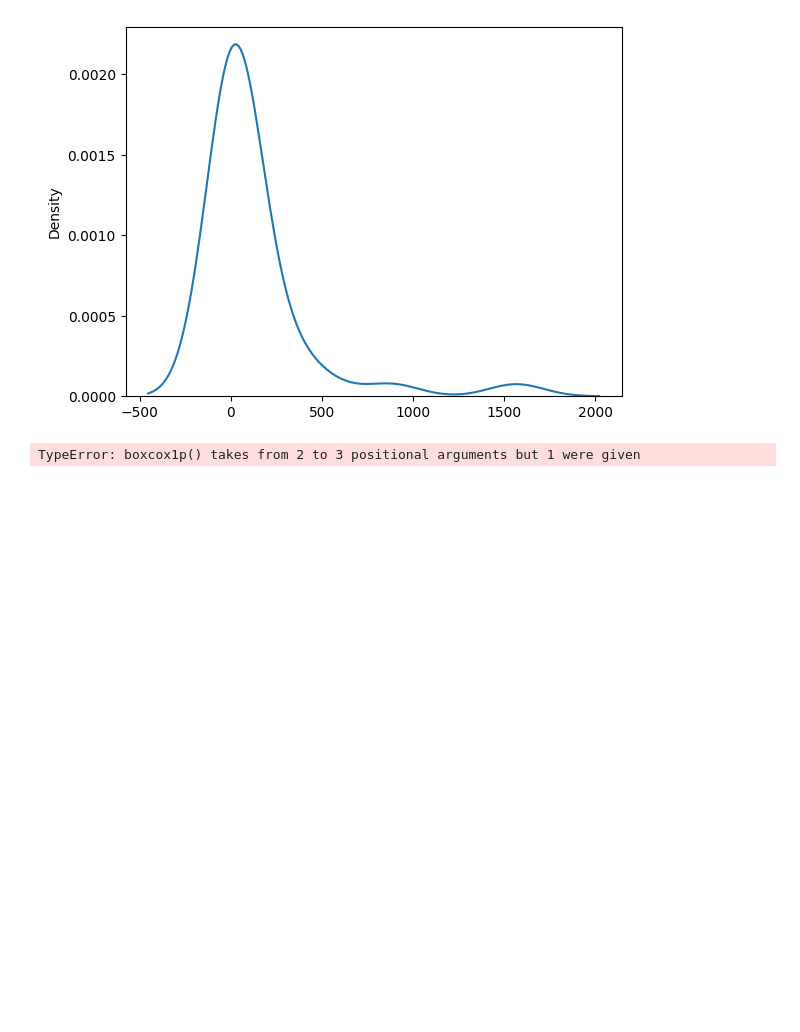
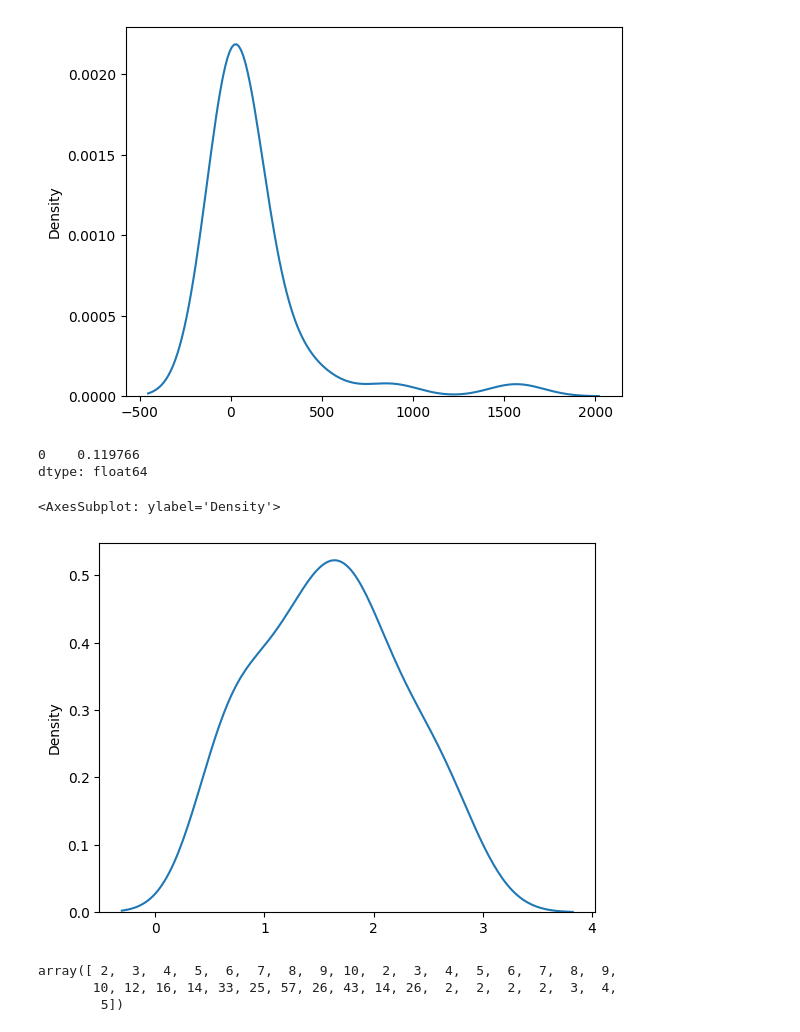
Before and after one commit to wumusill/Kaggul, a Jupyter notebook: House_price/boxcox.ipynb, the cells around one changed output. Cells and saved outputs as stored; diff of their text form; code cells hidden in the pictures; blank space fills up the shorter version.

```diff
--- a/House_price/boxcox.ipynb
+++ b/House_price/boxcox.ipynb
@@ -125,8 +125,17 @@ dtype: float64
 <AxesSubplot: ylabel='Density'>
 [figure]
 # %%
-box1p = boxcox1p(np.squeeze(temp_df.values), lmbda=2)
+box1p = boxcox1p(np.squeeze(temp_df.values), boxcox_normmax(np.squeeze(temp_df.values) + 1))
 print(pd.DataFrame(box1p).skew())
 sns.kdeplot(box1p)
 # %% [output]
-TypeError: boxcox1p() takes from 2 to 3 positional arguments but 1 were given
+0    0.119766
+dtype: float64
+<AxesSubplot: ylabel='Density'>
+[figure, added]
+# %%
+np.squeeze(temp_df.values) + 1
+# %% [output]
+array([ 2,  3,  4,  5,  6,  7,  8,  9, 10,  2,  3,  4,  5,  6,  7,  8,  9,
+       10, 12, 16, 14, 33, 25, 57, 26, 43, 14, 26,  2,  2,  2,  2,  3,  4,
+        5])
```
Also changed, not shown: parts of 7 cells of this notebook, 1 other file.
